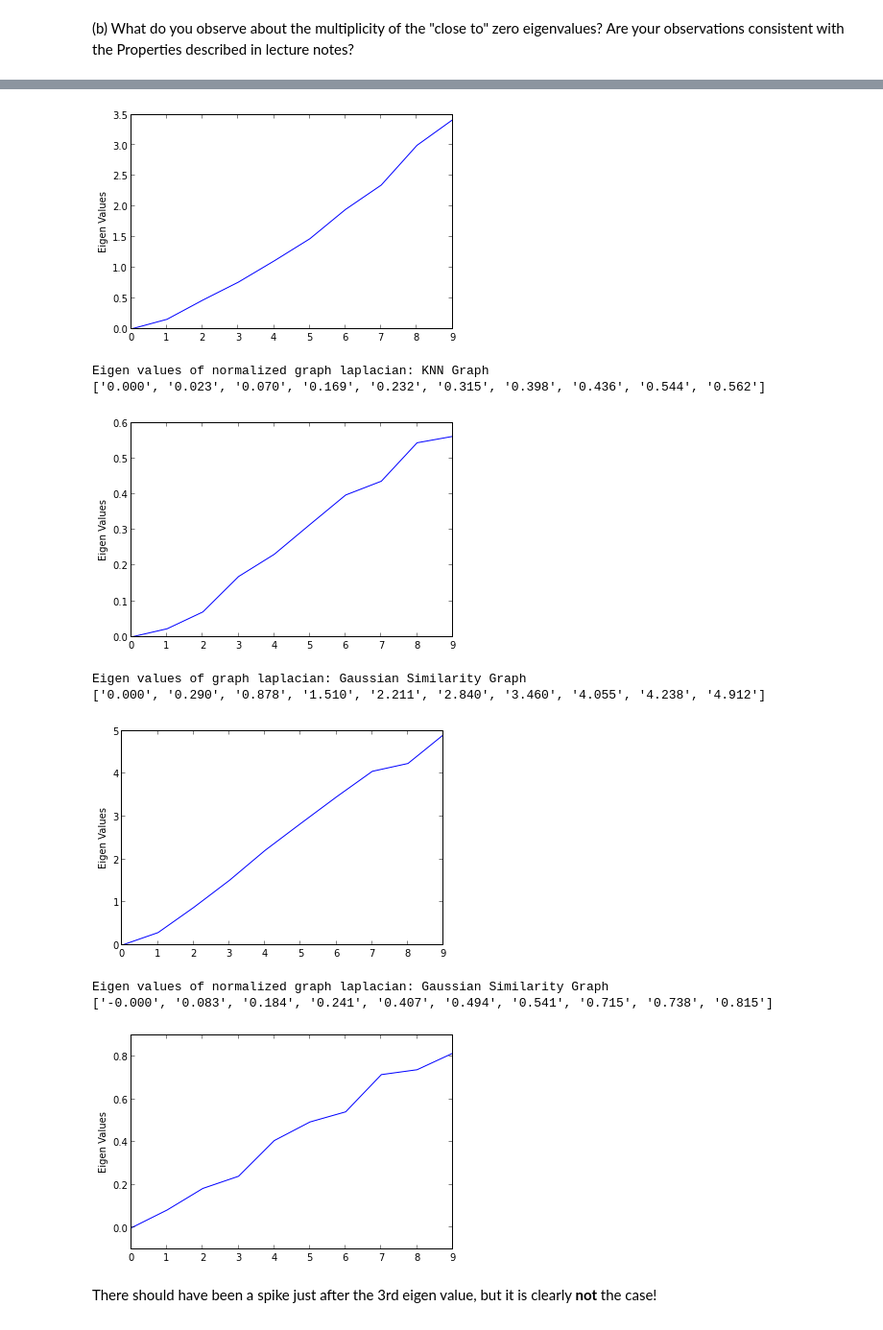
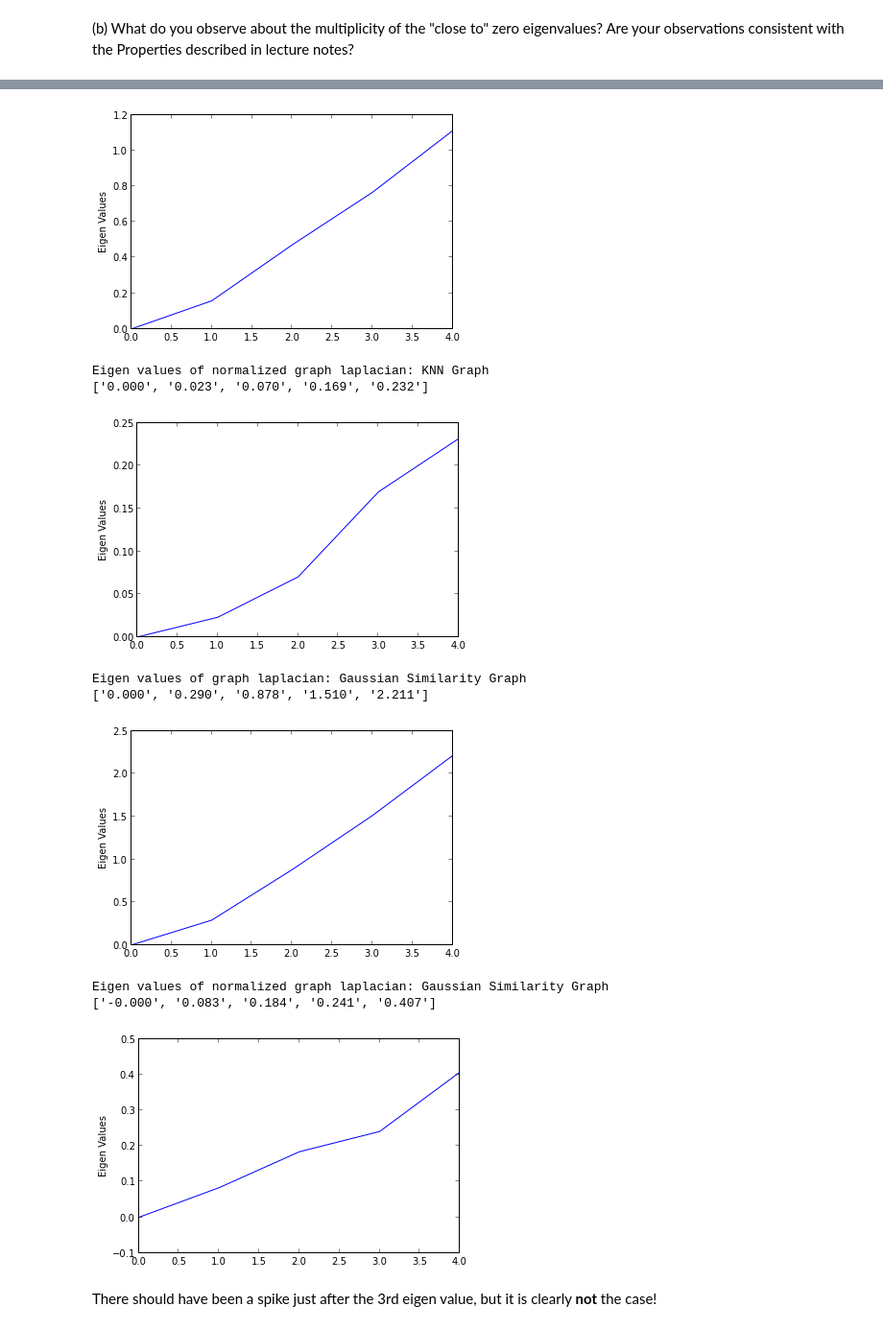
Before and after one commit to sagarjauhari/graph_mining, a Jupyter notebook: Graph Data Mining - L2.ipynb, the cells around one changed output, grey strips where cells are left out. Shown at 96% size. Saved outputs shown, nothing was run; the diff lists cells and outputs as text; code cells hidden in the pictures.

```diff
--- a/Graph Data Mining - L2.ipynb
+++ b/Graph Data Mining - L2.ipynb
@@ -204,15 +204,15 @@ Eigen values of normalized graph laplacian: Gaussian Similarity Graph
 (b)  What do you observe about the multiplicity of the "close to" zero eigenvalues? Are your observations consistent with the Properties described in lecture notes?
 # %%
 print "\nEigen values of graph laplacian: KNN Graph"
-plot_eig_lap(gk, limit=10)
+plot_eig_lap(gk, limit=5)
 
 print "\nEigen values of normalized graph laplacian: KNN Graph"
-plot_eig_lap(gk, normalized=True, limit=10)
+plot_eig_lap(gk, normalized=True, limit=5)
 
 print "\nEigen values of graph laplacian: Gaussian Similarity Graph"
-plot_eig_lap(gg, limit = 10)
+plot_eig_lap(gg, limit = 5)
 
 print "\nEigen values of normalized graph laplacian: Gaussian Similarity Graph"
-plot_eig_lap(gg, normalized=True, limit = 10)
+plot_eig_lap(gg, normalized=True, limit = 5)
 # %% [output]
 Eigen values of graph laplacian: KNN Graph
@@ -220,12 +220,12 @@ Eigen values of graph laplacian: KNN Graph
-[figure, old version]
+[figure, new version]
 Eigen values of normalized graph laplacian: KNN Graph
-['0.000', '0.023', '0.070', '0.169', '0.232', '0.315', '0.398', '0.436', '0.544', '0.562']
+['0.000', '0.023', '0.070', '0.169', '0.232']
-[figure, old version]
+[figure, new version]
 Eigen values of graph laplacian: Gaussian Similarity Graph
-['0.000', '0.290', '0.878', '1.510', '2.211', '2.840', '3.460', '4.055', '4.238', '4.912']
+['0.000', '0.290', '0.878', '1.510', '2.211']
-[figure, old version]
+[figure, new version]
 Eigen values of normalized graph laplacian: Gaussian Similarity Graph
-['-0.000', '0.083', '0.184', '0.241', '0.407', '0.494', '0.541', '0.715', '0.738', '0.815']
+['-0.000', '0.083', '0.184', '0.241', '0.407']
-[figure, old version]
+[figure, new version]
 # %% [markdown]
 There should have been a spike just after the 3rd eigen value, but it is clearly **not** the case!
```
Also changed, not shown: parts of 7 cells of this notebook.
